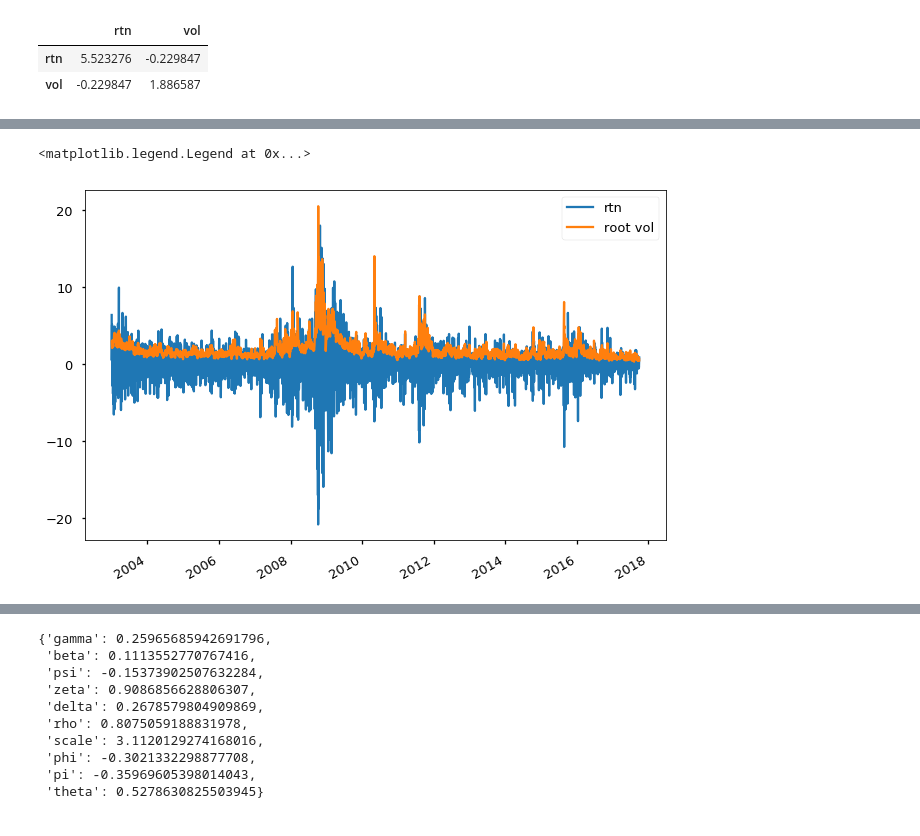
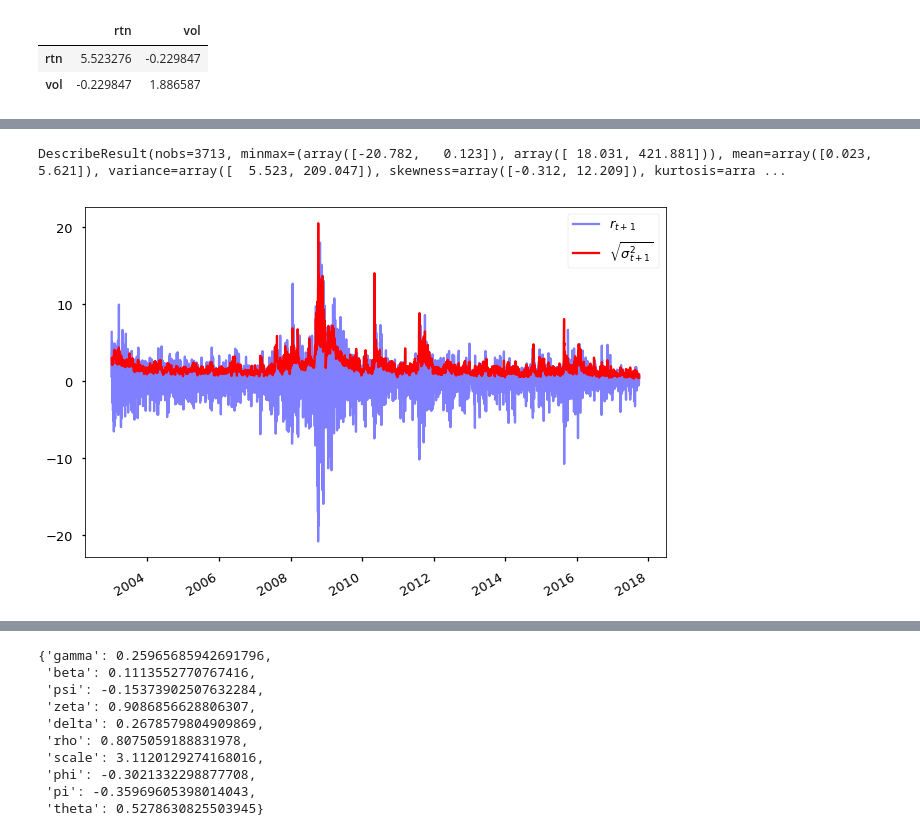
Before and after one commit to sangrey/RiskPriceInference, a Jupyter notebook: volpriceinference/robust_inference_on_data.ipynb, the cells around one changed output, grey strips where cells are left out. Cells and saved outputs as stored; diff of their text form; code cells hidden in the pictures.

Commit message:
Started writing up the data and empirical results section.

```diff
--- a/volpriceinference/robust_inference_on_data.ipynb
+++ b/volpriceinference/robust_inference_on_data.ipynb
@@ -56,8 +74,13 @@ data.transform(lambda x: np.sqrt(x) if x.name == 'vol' else x).cov()
+# %%
+stats.describe(data)
+# %% [output]
+DescribeResult(nobs=3713, minmax=(array([-20.782,   0.123]), array([ 18.031, 421.881])), mean=array([0.023, 5.621]), variance=array([  5.523, 209.047]), skewness=array([-0.312, 12.209]), kurtosis=arra ...
 # %%
 fig1, ax1 = mpl.pyplot.subplots()
-data['rtn'].plot(ax=ax1)
-data['vol'].apply(np.sqrt).plot(ax=ax1, label='root vol')
+data['rtn'].plot(ax=ax1, color='blue', alpha=.5, label="$r_{t+1}$")
+data['vol'].apply(np.sqrt).plot(ax=ax1, label='$\sqrt{\sigma^2_{t+1}}$', color='red')
 ax1.legend()
+fig1.savefig('../doc/figures/time_series.tmp.pdf', frameon=False, pad_inches=0, bbox_inches='tight',
+            transparent=True)
 # %% [output]
-<matplotlib.legend.Legend at 0x...>
-[figure, old version]
+[figure, new version]
```
Also changed, not shown: parts of 5 cells of this notebook, 7 other files.
